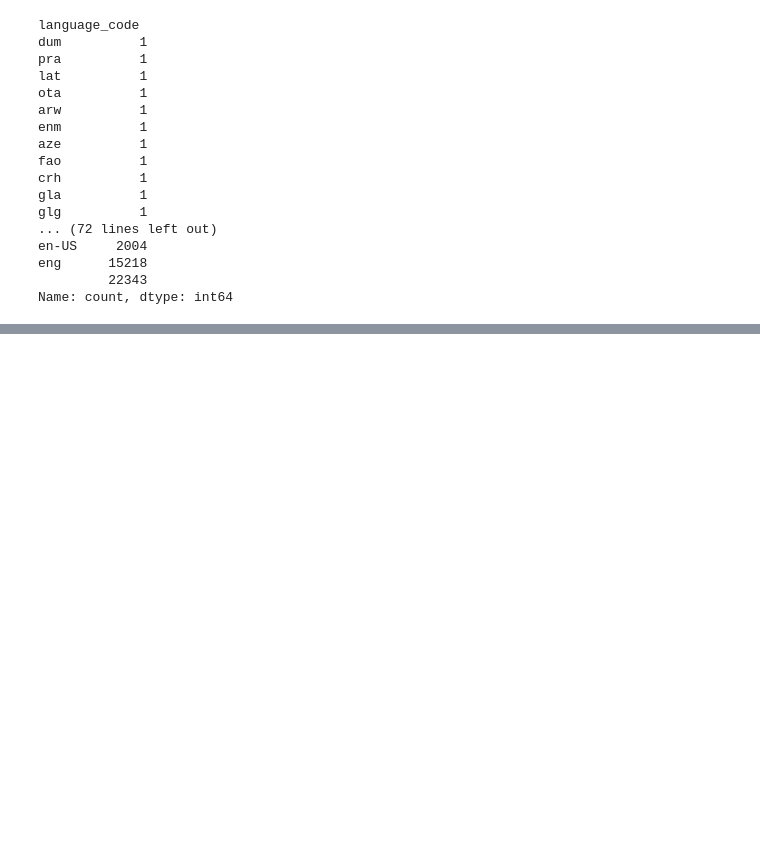
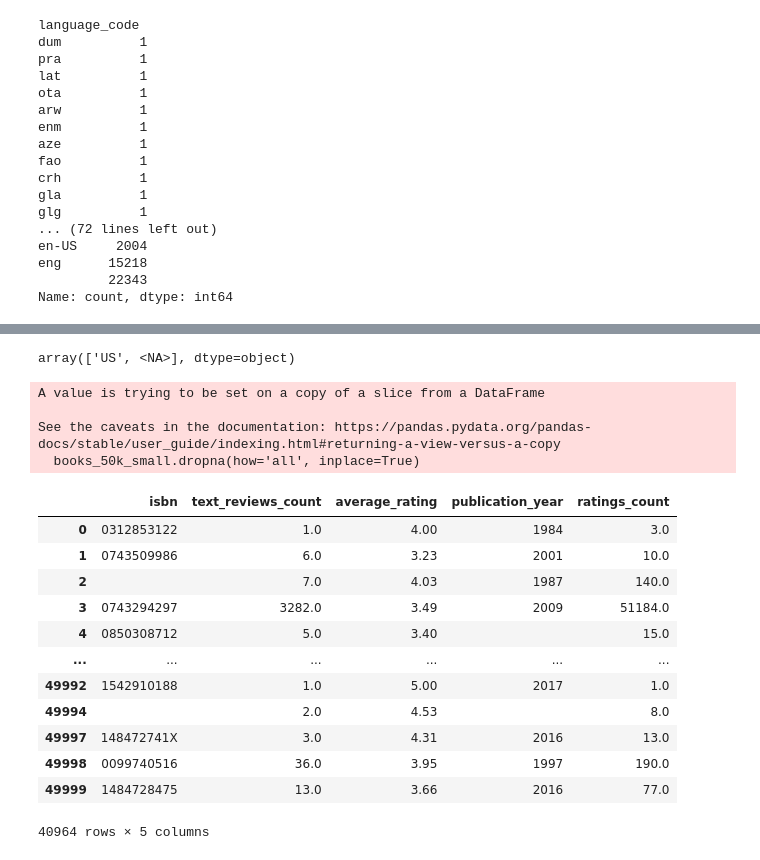
Before and after one commit to KRA96/The_Book_Thrift, a Jupyter notebook: notebooks/kra96_eda.ipynb, the cells around one changed output, grey strips where cells are left out. Drawn from its saved outputs; the diff is of its cells as text; code cells hidden in the pictures; blank space fills up the shorter version.

```diff
--- a/notebooks/kra96_eda.ipynb
+++ b/notebooks/kra96_eda.ipynb
@@ -123,0 +160,35 @@ Name: num_pages, dtype: float64
+# %%
+books_50k.country_code.unique()
+# %% [output]
+array(['US', <NA>], dtype=object)
+# %%
+# for dummy model, keep only some columns
+books_50k.columns.tolist()
+books_50k_small = books_50k[['isbn',
+                             'text_reviews_count',
+                             'average_rating',
+                             'publication_year',
+                             'ratings_count']]  # No num pages as it has many missing.
+
+books_50k_small.dropna(how='all', inplace=True)
+# %% [output]
+A value is trying to be set on a copy of a slice from a DataFrame
+
+See the caveats in the documentation: https://pandas.pydata.org/pandas-docs/stable/user_guide/indexing.html#returning-a-view-versus-a-copy
+  books_50k_small.dropna(how='all', inplace=True)
+# %%
+books_50k_small
+# %% [output]
+|  | isbn | text_reviews_count | average_rating | publication_year | ratings_count |
+| 0 | 0312853122 | 1.0 | 4.00 | 1984 | 3.0 |
+| 1 | 0743509986 | 6.0 | 3.23 | 2001 | 10.0 |
+| 2 |  | 7.0 | 4.03 | 1987 | 140.0 |
+| 3 | 0743294297 | 3282.0 | 3.49 | 2009 | 51184.0 |
+| 4 | 0850308712 | 5.0 | 3.40 |  | 15.0 |
+| ... | ... | ... | ... | ... | ... |
+| 49992 | 1542910188 | 1.0 | 5.00 | 2017 | 1.0 |
+| 49994 |  | 2.0 | 4.53 |  | 8.0 |
+| 49997 | 148472741X | 3.0 | 4.31 | 2016 | 13.0 |
+| 49998 | 0099740516 | 36.0 | 3.95 | 1997 | 190.0 |
+| 49999 | 1484728475 | 13.0 | 3.66 | 2016 | 77.0 |
+40964 rows × 5 columns
```
Also changed, not shown: parts of 16 cells of this notebook, 1 other file.
